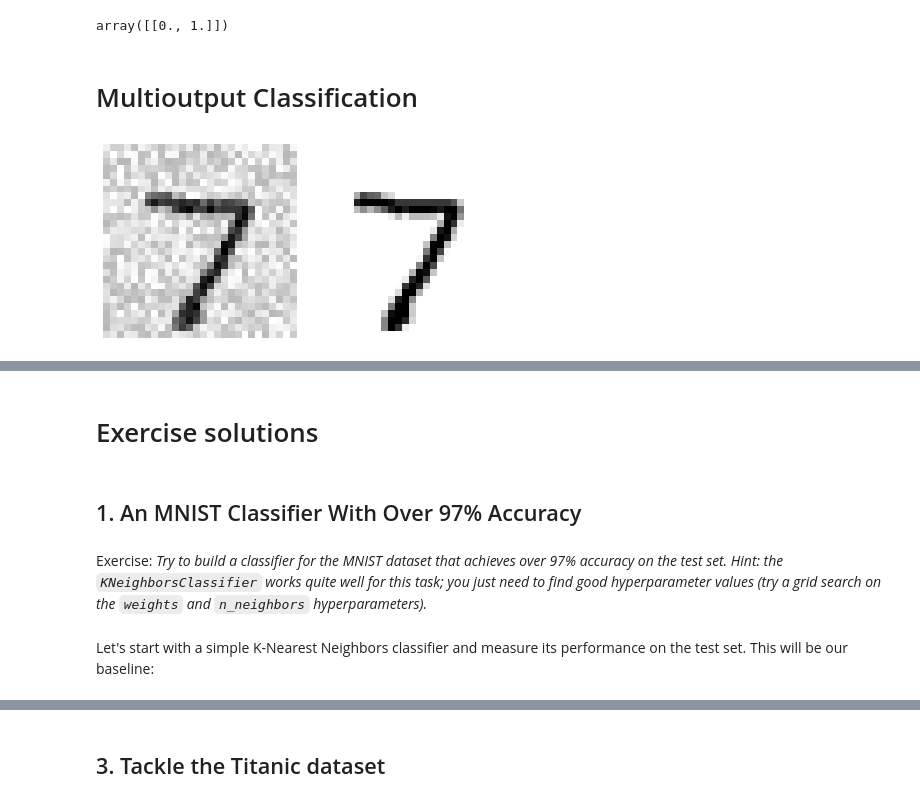
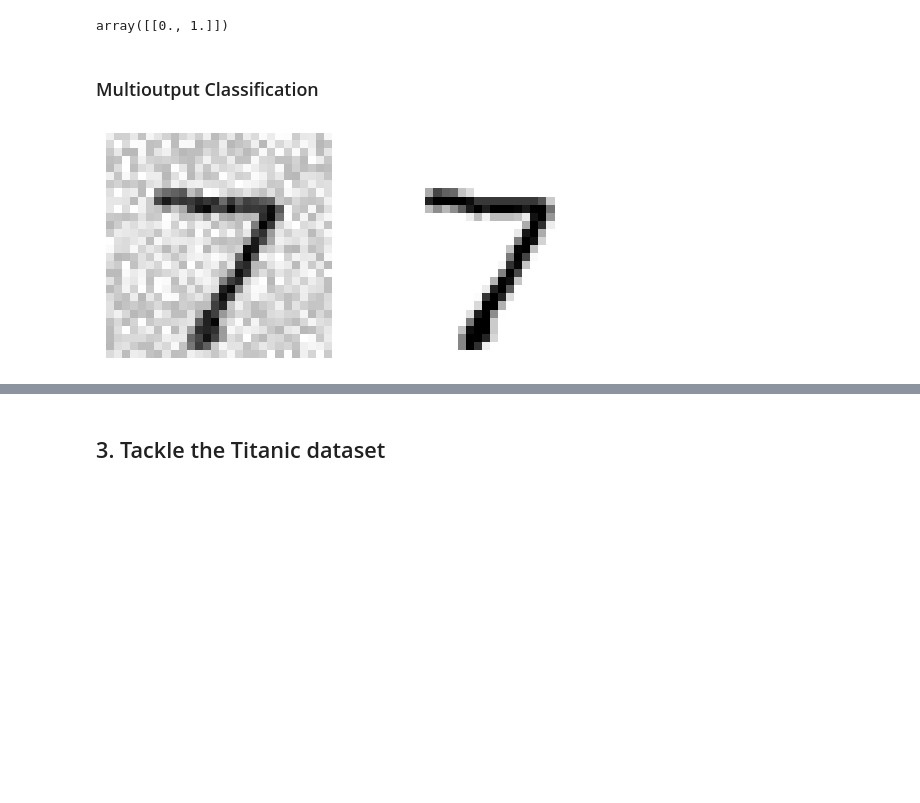
Before and after one commit to inaijin/HandsOnML-Practice, a Jupyter notebook: Supervised-Learning/Classification/MNIST.ipynb, the cells around one changed output, grey strips where cells are left out. Cells and saved outputs as stored; diff of their text form; code cells hidden in the pictures; blank space fills up the shorter version.

```diff
--- a/Supervised-Learning/Classification/MNIST.ipynb
+++ b/Supervised-Learning/Classification/MNIST.ipynb
@@ -554,5 +522,5 @@ chain_clf.predict([some_digit])
 # %% [output]
 array([[0., 1.]])
 # %% [markdown]
-# Multioutput Classification
+### Multioutput Classification
 # %%
@@ -564,13 +532,11 @@ X_test_mod = X_test + noise
 y_train_mod = X_train
 y_test_mod = X_test
 # %%
-# extra code – this cell generates and saves Figure 3–12
 plt.subplot(121); plot_digit(X_test_mod[0])
 plt.subplot(122); plot_digit(y_test_mod[0])
-save_fig("noisy_digit_example_plot")
 plt.show()
 # %% [output]
-[figure, old version]
+[figure, new version]
 # %%
 knn_clf = KNeighborsClassifier()
 knn_clf.fit(X_train_mod, y_train_mod)
@@ -580,11 +545,3 @@ save_fig("cleaned_digit_example_plot")  # extra code – saves Figure 3–13
 plt.show()
 # %% [output]
 [figure]
-# %% [markdown]
-# Exercise solutions
-# %% [markdown]
-## 1. An MNIST Classifier With Over 97% Accuracy
-# %% [markdown]
-Exercise: _Try to build a classifier for the MNIST dataset that achieves over 97% accuracy on the test set. Hint: the `KNeighborsClassifier` works quite well for this task; you just need to find good hyperparameter values (try a grid search on the `weights` and `n_neighbors` hyperparameters)._
-# %% [markdown]
-Let's start with a simple K-Nearest Neighbors classifier and measure its performance on the test set. This will be our baseline:
```
Also changed, not shown: parts of 53 cells of this notebook.
